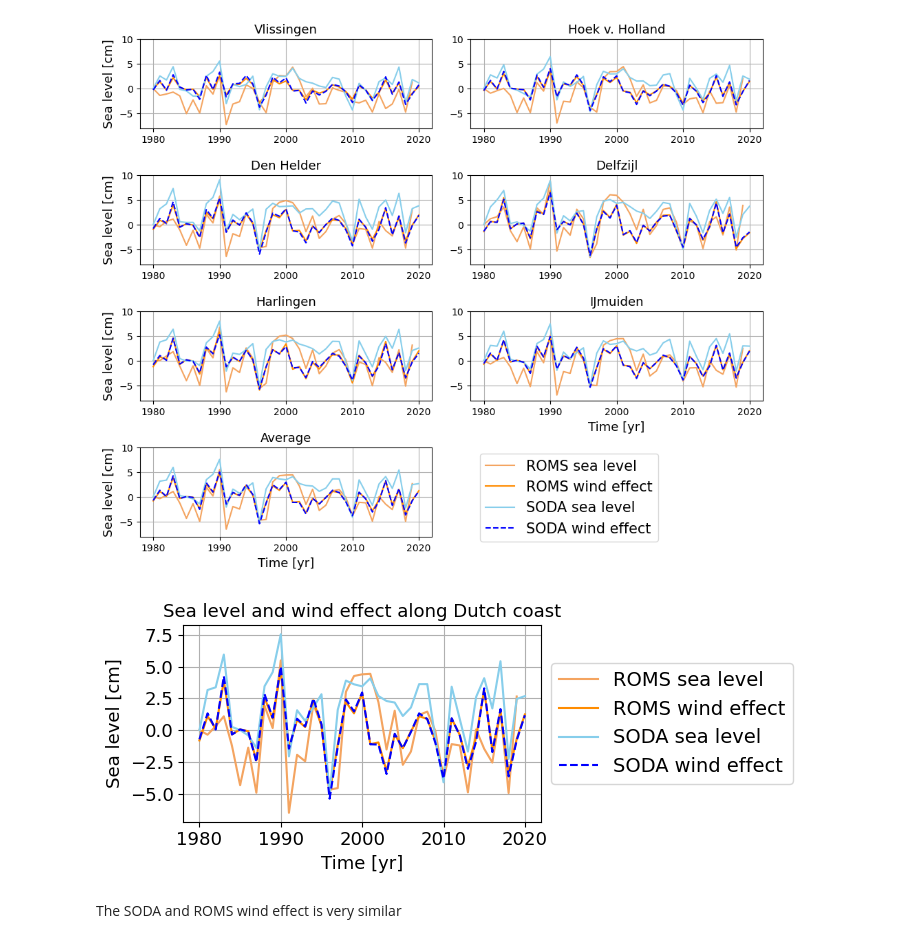
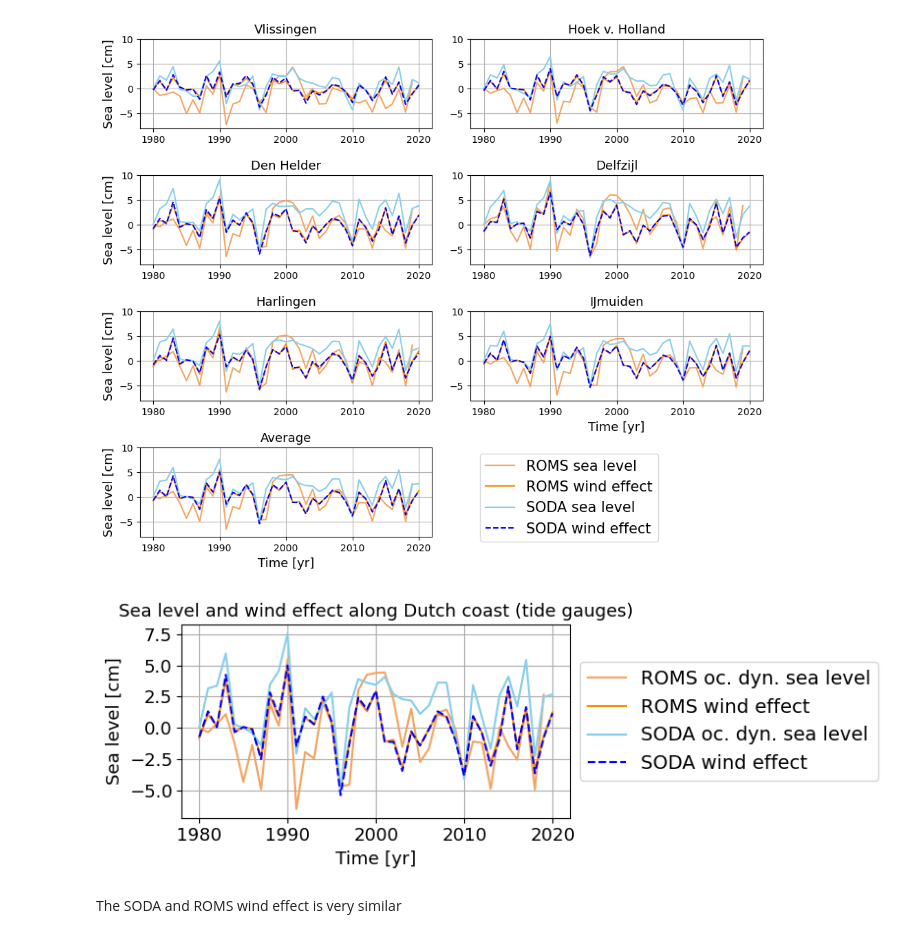
Before and after one commit to iris-keizer/ROMS-project, a Jupyter notebook: ROMS-project/analysis/SODA/wind effect/ROMS SODA wind effect tide gauges.ipynb, the cells around one changed output. Cells and saved outputs as stored; diff of their text form; code cells hidden in the pictures.

```diff
--- a/ROMS-project/analysis/SODA/wind effect/ROMS SODA wind effect tide gauges.ipynb
+++ b/ROMS-project/analysis/SODA/wind effect/ROMS SODA wind effect tide gauges.ipynb
@@ -371,29 +375,29 @@ fig.legend(labels=labels, loc=(0.57, 0.062), fontsize = 15)
 <matplotlib.legend.Legend at 0x...>
 [figure]
 # %%
-plt.figure(figsize = (7,3))
+plt.figure(figsize = (8,3))
 
 plt.plot(roms_sealevel.index.values, roms_sealevel['Average'].values*100, color='sandybrown')
 plt.plot(roms_wind.time.data, roms_wind.sel(station='Average').wind_total.data*100, color='darkorange')
 plt.plot(soda_sealevel.index.values, soda_sealevel['Average'].values*100, color='skyblue')
 plt.plot(soda_wind.time.data, soda_wind.sel(station='Average').wind_total.data*100, color='blue', linestyle='--')
 
 
 plt.xlabel('Time [yr]', fontsize = 13)
 plt.ylabel('Sea level [cm]', fontsize = 13)
-plt.title(f'Sea level and wind effect along Dutch coast', fontsize = 13)
+plt.title(f'Sea level and wind effect along Dutch coast (tide gauges)', fontsize = 13)
 plt.xticks(range(1980, 2021, 10), fontsize = 13)
 plt.yticks(fontsize = 13)
 plt.grid()
 
-labels=['ROMS sea level','ROMS wind effect', 'SODA sea level','SODA wind effect']
+labels=['ROMS oc. dyn. sea level','ROMS wind effect', 'SODA oc. dyn. sea level','SODA wind effect']
 plt.legend(labels = labels, fontsize = 14, loc='center left', bbox_to_anchor=(1.0, 0.5))
 
 plt.tight_layout()
 
 plt.savefig(f'{path_fig}/sealevel_windeffect_dutchcoast_tg', bbox_inches="tight")
 # %% [output]
-[figure, old version]
+[figure, new version]
 # %% [markdown]
 The SODA and ROMS wind effect is very similar
 # %% [markdown]
```
Also changed, not shown: parts of 3 cells of this notebook, 15 other files.
